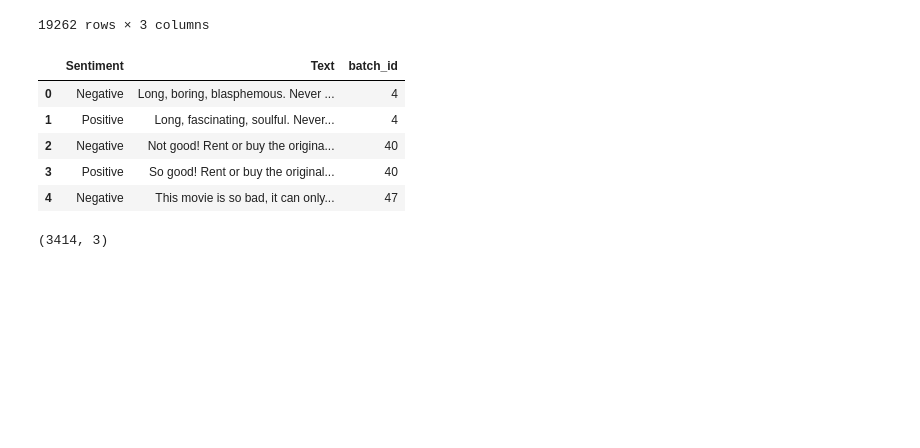
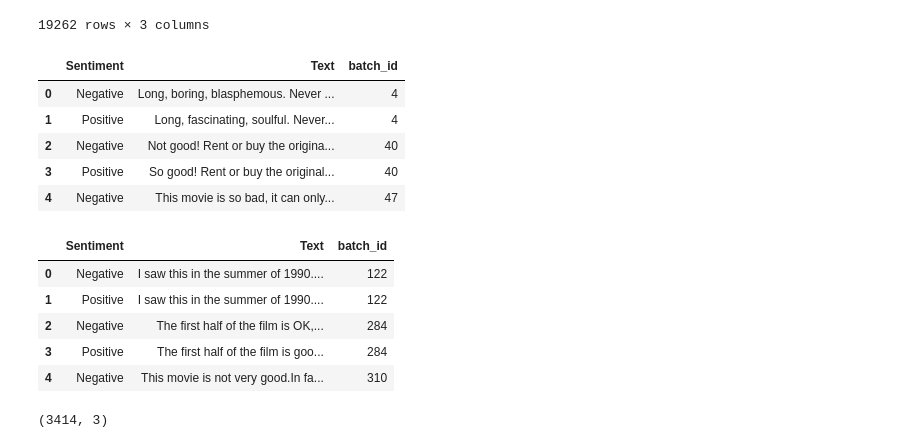
Before and after one commit to elangovana/large-scale-ptm-ppi, a Jupyter notebook: notebooks/counterfactuals_imdb_dataprep.ipynb, the cells around one changed output. Saved outputs shown, nothing was run; the diff lists cells and outputs as text; code cells hidden in the pictures; blank space fills up the shorter version.

```diff
--- a/notebooks/counterfactuals_imdb_dataprep.ipynb
+++ b/notebooks/counterfactuals_imdb_dataprep.ipynb
@@ -114,6 +82,16 @@ df_counterfacts_train.head()
 | 2 | Negative | Not good! Rent or buy the origina... | 40 |
 | 3 | Positive | So good! Rent or buy the original... | 40 |
 | 4 | Negative | This movie is so bad, it can only... | 47 |
+# %%
+df_counterfacts_val = pd.read_csv(val_counterfacts_data_url, sep="\t")
+df_counterfacts_val.head()
+# %% [output]
+|  | Sentiment | Text | batch_id |
+| 0 | Negative | I saw this in the summer of 1990.... | 122 |
+| 1 | Positive | I saw this in the summer of 1990.... | 122 |
+| 2 | Negative | The first half of the film is OK,... | 284 |
+| 3 | Positive | The first half of the film is goo... | 284 |
+| 4 | Negative | This movie is not very good.In fa... | 310 |
 # %%
 df_counterfacts_train.shape
 # %% [output]
```
Also changed, not shown: parts of 16 cells of this notebook, 3 other files.
